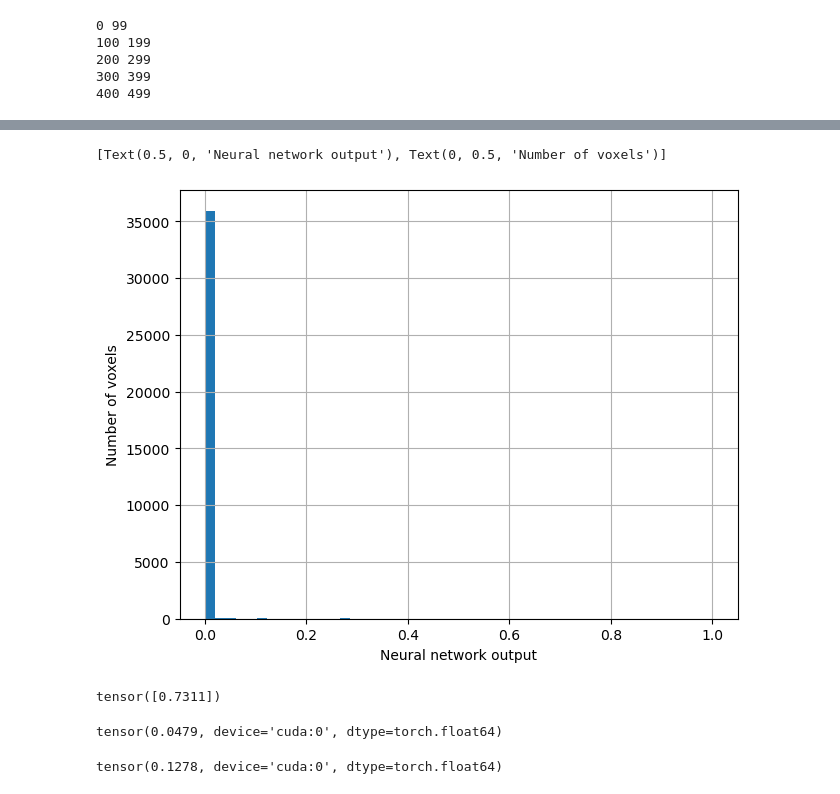
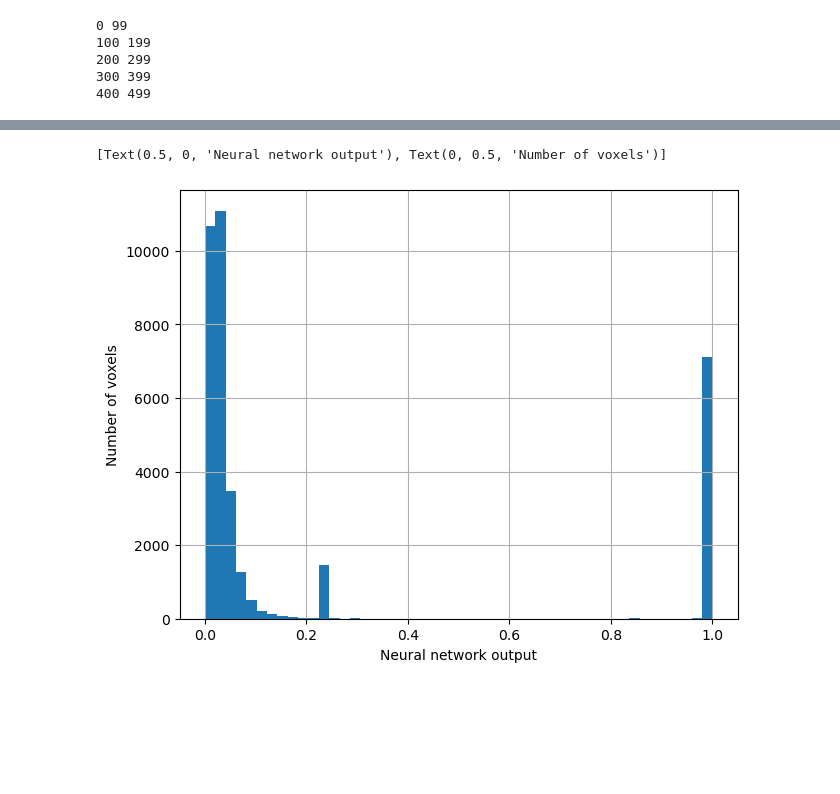
Before and after one commit to simonthor/inss-ml, a Jupyter notebook: explore.ipynb, the cells around one changed output, grey strips where cells are left out. Cells and saved outputs as stored; diff of their text form; code cells hidden in the pictures; blank space fills up the shorter version.

```diff
--- a/explore.ipynb
+++ b/explore.ipynb
@@ -140,6 +162,6 @@ np.mean(np.concatenate(truth)), np.mean(np.concatenate(val_truth))
 # %%
 class AutoEncoder(nn.Module):
-    def __init__(self, shape, kernel_size=5, stride=1):
+    def __init__(self, shape, kernel_size, stride):
         super().__init__()
         self.encoder = spconv.SparseSequential(
             spconv.SparseConv3d(1, 1, kernel_size=kernel_size, stride=stride, algo=spconv.ConvAlgo.Native, indice_key="cp0"),
@@ -191,6 +213,8 @@ def compute_validation_output(model, val_truth, val_input_feats, val_input_coord
         batch_input_feats = val_input_feats[voxel_i_lower:voxel_i_upper]
         batch_input_coords = val_input_coords[voxel_i_lower:voxel_i_upper].detach().clone()
 
+        # print(batch_input_coords[:, 0].min().item(), batch_input_coords[:, 0].max().item())
+
         # From batch_input_coords, subtract the batch number to make indices start from 0
         batch_input_coords[:, 0] = batch_input_coords[:, 0] - batch
         # Defensive: skip if batch_input_coords is empty
@@ -205,7 +229,7 @@ def compute_validation_output(model, val_truth, val_input_feats, val_input_coord
 
         model.eval()
         with torch.no_grad():
-            output_sparse = model(batch_input_feats, batch_input_coords, batch_size=val_batch_size if batch + val_batch_size < len(data) else len(data) - batch)
+            output_sparse = model(batch_input_feats, batch_input_coords, batch_size=val_batch_size if batch + val_batch_size < len(val_truth) else len(val_truth) - batch)
 
             preds.append(output_sparse.features)
 
@@ -299,6 +482,6 @@ torch.testing.assert_close(model_output_10, model_output_20, rtol=1e-5, atol=1e-
 # %%
-model = AutoEncoder([767, 767, 767]).to(device)
-model.load_state_dict(torch.load("model_epoch_3.pth"))
+model = AutoEncoder([768, 768, 768], kernel_size=3, stride=2).to(device)
+model.load_state_dict(torch.load("model_epoch_4.pth"))
 # %% [output]
 <All keys matched successfully>
 # %%
@@ -344,3 +528,6 @@ preds = sigmoid(preds)
 200 299
 300 399
 400 499
+# %%
+preds_1 = compute_validation_output(model, val_truth, val_input_feats_scaled.to(device), val_input_coords.to(device), val_batch_size=1)
+preds_100 = compute_validation_output(model, val_truth, val_input_feats_scaled.to(device), val_input_coords.to(device), val_batch_size=100)
@@ -386,21 +622,9 @@ ax.grid()
 # %%
 fig, ax = plt.subplots(layout="constrained")
 
-ax.hist(preds2[np.concatenate(val_truth) == 1].cpu().numpy(), bins=np.linspace(0, 1, 50))
+ax.hist(sigmoid(preds_100[np.concatenate(val_truth) == 1]).cpu().numpy(), bins=np.linspace(0, 1, 50))
 ax.grid()
 ax.set(xlabel="Neural network output", ylabel="Number of voxels")
 # %% [output]
 [Text(0.5, 0, 'Neural network output'), Text(0, 0.5, 'Number of voxels')]
-[figure, old version]
+[figure, new version]
-# %%
-sigmoid(torch.ones(1))
-# %% [output]
-tensor([0.7311])
-# %%
-torch.mean(torch.isnan(preds).double())
-# %% [output]
-tensor(0.0479, device='cuda:0', dtype=torch.float64)
-# %%
-torch.mean((preds > 0.9).double())
-# %% [output]
-tensor(0.1278, device='cuda:0', dtype=torch.float64)
```
Also changed, not shown: parts of 38 cells of this notebook.
